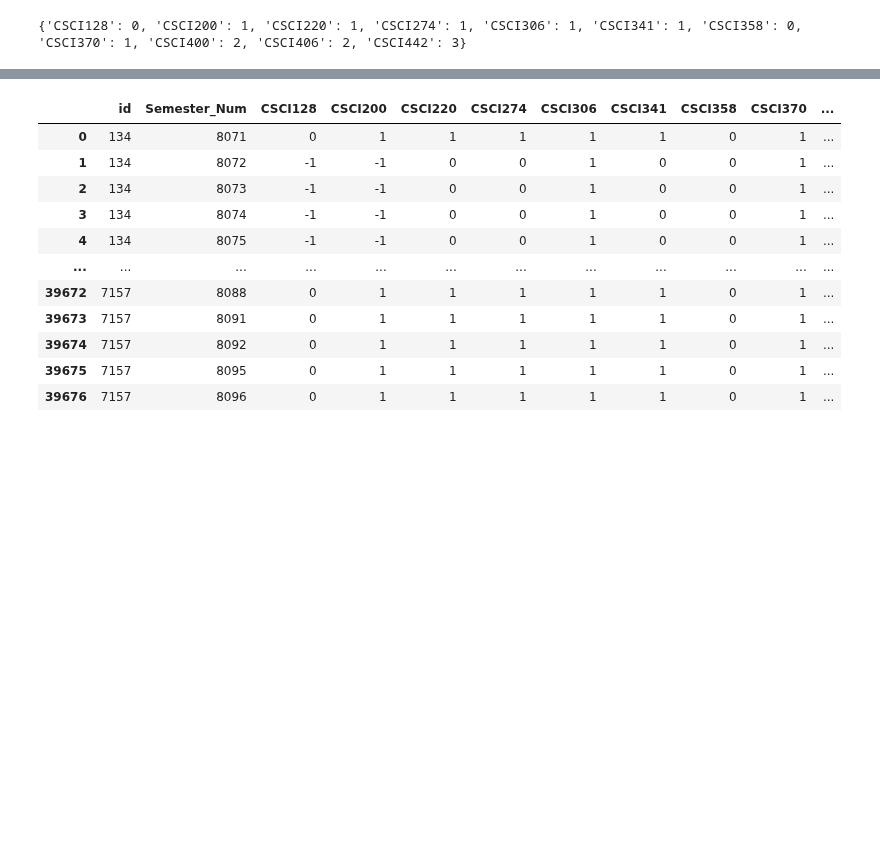
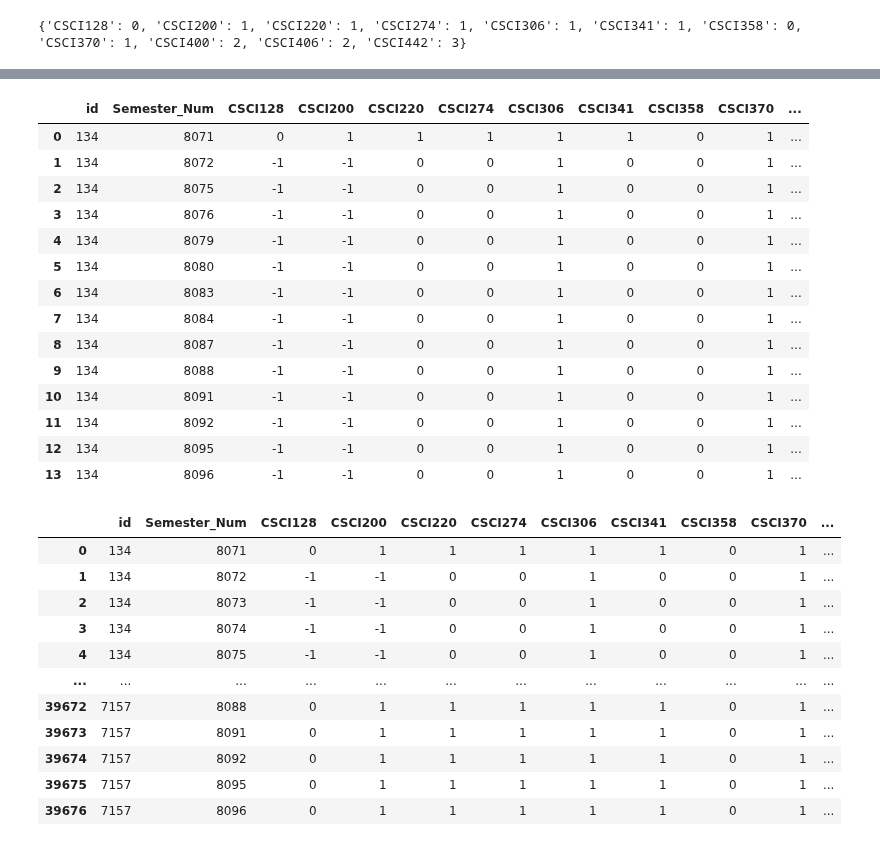
Before and after one commit to ifrycolorado/Enrollment_Project, a Jupyter notebook: src/dag.ipynb, the cells around one changed output, grey strips where cells are left out. Saved outputs shown, nothing was run; the diff lists cells and outputs as text; code cells hidden in the pictures; blank space fills up the shorter version.

```diff
--- a/src/dag.ipynb
+++ b/src/dag.ipynb
@@ -157,0 +161,18 @@ carry_out
+# %%
+carry_out[carry_out['id'] == 134]
+# %% [output]
+|  | id | Semester_Num | CSCI128 | CSCI200 | CSCI220 | CSCI274 | CSCI306 | CSCI341 | CSCI358 | CSCI370 | ... |
+| 0 | 134 | 8071 | 0 | 1 | 1 | 1 | 1 | 1 | 0 | 1 | ... |
+| 1 | 134 | 8072 | -1 | -1 | 0 | 0 | 1 | 0 | 0 | 1 | ... |
+| 2 | 134 | 8075 | -1 | -1 | 0 | 0 | 1 | 0 | 0 | 1 | ... |
+| 3 | 134 | 8076 | -1 | -1 | 0 | 0 | 1 | 0 | 0 | 1 | ... |
+| 4 | 134 | 8079 | -1 | -1 | 0 | 0 | 1 | 0 | 0 | 1 | ... |
+| 5 | 134 | 8080 | -1 | -1 | 0 | 0 | 1 | 0 | 0 | 1 | ... |
+| 6 | 134 | 8083 | -1 | -1 | 0 | 0 | 1 | 0 | 0 | 1 | ... |
+| 7 | 134 | 8084 | -1 | -1 | 0 | 0 | 1 | 0 | 0 | 1 | ... |
+| 8 | 134 | 8087 | -1 | -1 | 0 | 0 | 1 | 0 | 0 | 1 | ... |
+| 9 | 134 | 8088 | -1 | -1 | 0 | 0 | 1 | 0 | 0 | 1 | ... |
+| 10 | 134 | 8091 | -1 | -1 | 0 | 0 | 1 | 0 | 0 | 1 | ... |
+| 11 | 134 | 8092 | -1 | -1 | 0 | 0 | 1 | 0 | 0 | 1 | ... |
+| 12 | 134 | 8095 | -1 | -1 | 0 | 0 | 1 | 0 | 0 | 1 | ... |
+| 13 | 134 | 8096 | -1 | -1 | 0 | 0 | 1 | 0 | 0 | 1 | ... |
```
Also changed, not shown: parts of 6 cells of this notebook.
